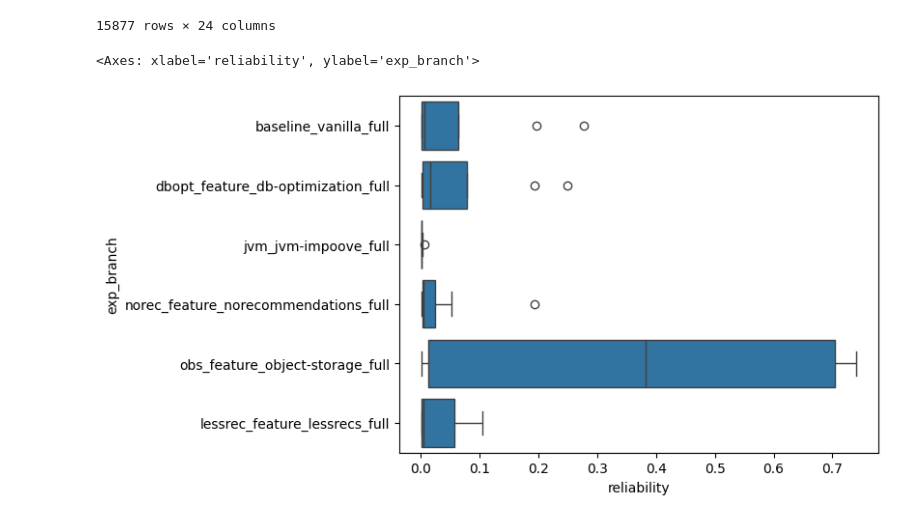
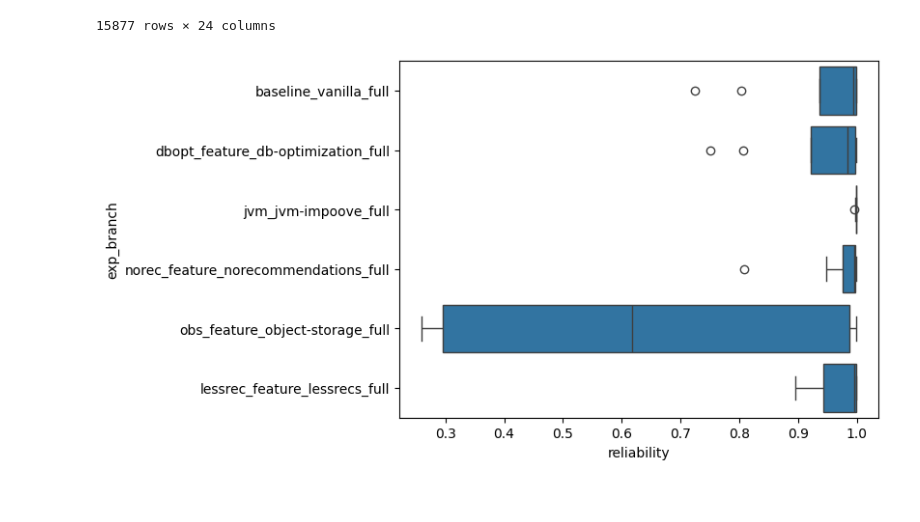
Before and after one commit to clue2-sose25/Clue2, a Jupyter notebook: eval3000.basti.ipynb, the cells around one changed output. Cells and saved outputs as stored; diff of their text form; code cells hidden in the pictures.

```diff
--- a/eval3000.basti.ipynb
+++ b/eval3000.basti.ipynb
@@ -41,13 +41,21 @@ display(measurement_dirs)
  'data/2024-06-22_11-26-02/exp_scale_shaped/obs_feature_object-storage_full/0',
  'data/2024-06-22_11-26-02/exp_scale_shaped/obs_feature_object-storage_full/1']
 # %%
-node_models = {
-    "sm-gpu":[4.19542760e+01, 1.49493895e+01, 8.49503947e-05],
-    "ise-knode6":[4.28145431e+01, 8.30311457e-01, 2.13227901e-04],
+physical_nodes = ["sm-gpu","ise-knode6"]
+cpu_specs = {
+    #idle, peak, memory
+    "sm-gpu":[20,90,2.5], #based on https://www.tomshardware.com/reviews/amd-ryzen-5-3600-review,6287-3.html
+    "ise-knode6":[11,73,2.5] # based on https://www.tomshardware.com/reviews/skylake-intel-core-i7-6700k-core-i5-6600k,4252-11.html
 }
 
-def energy_func(X, a, b, c):
-    return a + b * X[:, 0] + c * X[:, 1]
+
+node_models = {
+    "sm-gpu":[45.92820512,56.31438933,-7.39335927],
+    "ise-knode6":[41.25204258,42.25050137,22.34559982],
+}
+
+def energy_func(X, idle, c_peak, mem_peak):
+    return idle + ((c_peak-idle) * X[:, 0]) + ((mem_peak) * X[:, 1])
 
 def model_energy_funct(df:pd.DataFrame):
     for instance in node_models:
@@ -206,11 +214,15 @@ all_stats = get_stats_df_for_prefix("teastore_stats.csv", measurement_dirs)
 all_stats = all_stats[all_stats["run"].isin(all_pods["run"].unique())]
 # %%
 
-reliability = all_stats.groupby(["exp_time","exp_branch","exp_workload","run"])[["request_count","failure_count"]].sum().reset_index()
-reliability["reliability"]=reliability["failure_count"]/reliability["request_count"]
+reliability = all_stats.groupby(["exp_time","exp_branch","exp_workload","exp_run_i"])[["request_count","failure_count"]].sum().reset_index()
+reliability["reliability"]=1-reliability["failure_count"]/reliability["request_count"]
 
 data = reliability
-sns.boxplot(data=data,x="reliability",y="exp_branch")
+sns.boxplot(data=reliability,x="reliability",y="exp_branch")
+
+exp_runtime = all_pods.groupby(["exp_time","exp_branch","exp_workload","exp_run_i"])["run_time"].max().reset_index()
+
+reliability = pd.merge(reliability,exp_runtime, on=["exp_time","exp_branch","exp_workload","exp_run_i"], how="inner")
+reliability["request_per_s"] = reliability["request_count"]/reliability["run_time"]
 # %% [output]
-<Axes: xlabel='reliability', ylabel='exp_branch'>
-[figure, old version]
+[figure, new version]
```
Also changed, not shown: parts of 9 cells of this notebook.
